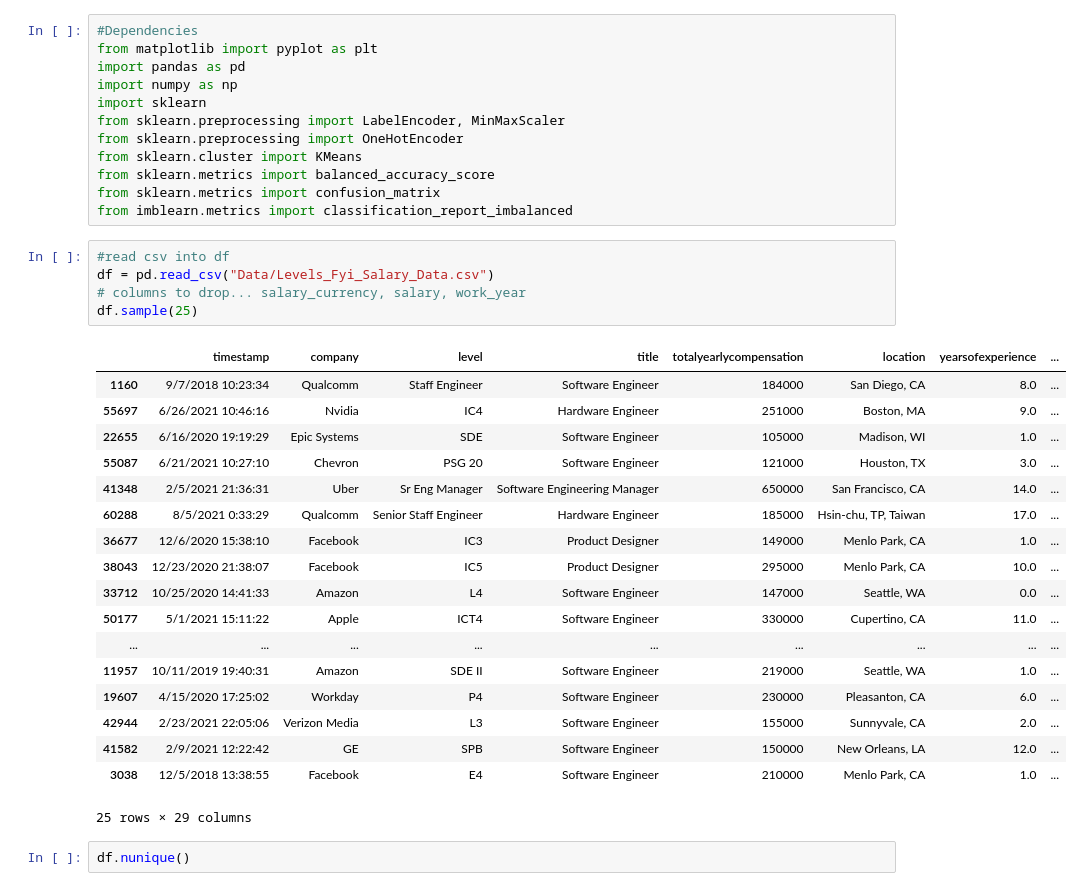
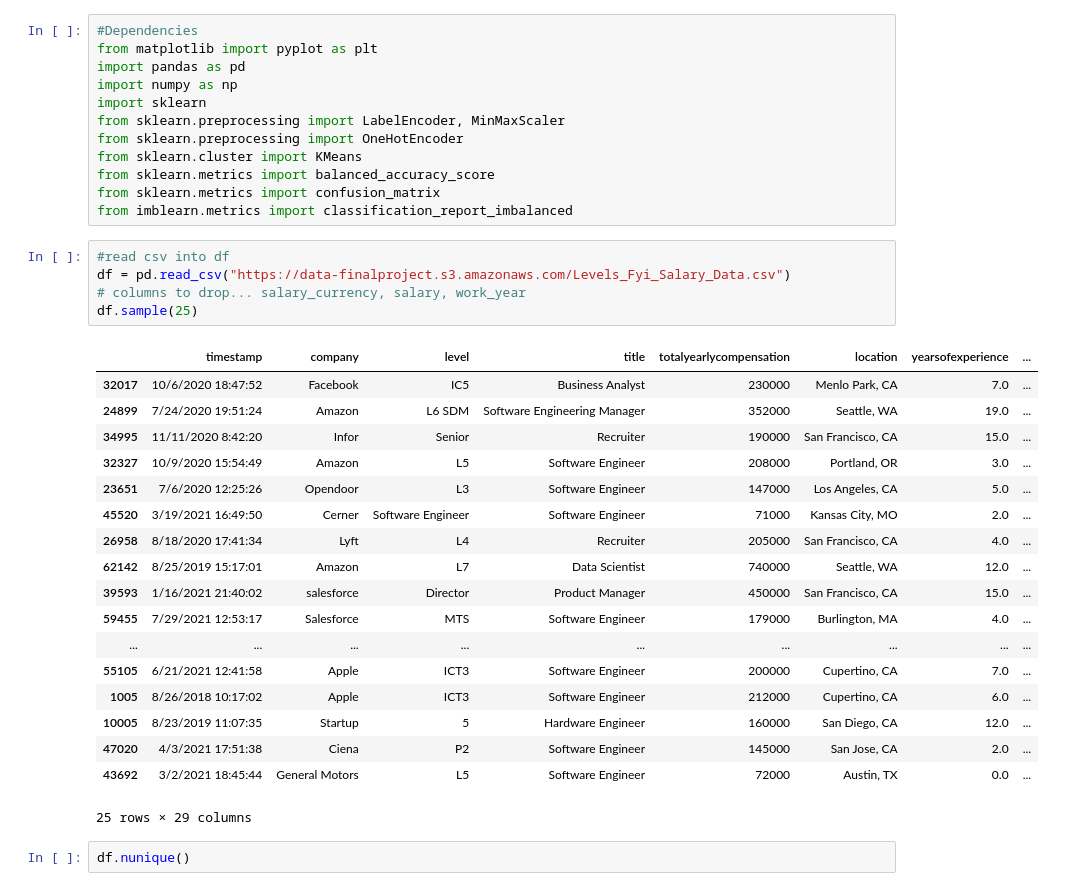
Before and after one commit to Sirius0531/sandbox, a Jupyter notebook: Data_Cleaning_size company.ipynb, the cells around one changed output. Drawn from its saved outputs; the diff is of its cells as text.

```diff
--- a/Data_Cleaning.ipynb
+++ b/Data_Cleaning_size company.ipynb
@@ -12,27 +12,27 @@ from sklearn.metrics import confusion_matrix
 from imblearn.metrics import classification_report_imbalanced
 # %%
 #read csv into df
-df = pd.read_csv("Data/Levels_Fyi_Salary_Data.csv")
+df = pd.read_csv("https://data-finalproject.s3.amazonaws.com/Levels_Fyi_Salary_Data.csv")
 # columns to drop... salary_currency, salary, work_year
 df.sample(25)
 # %% [output]
 |  | timestamp | company | level | title | totalyearlycompensation | location | yearsofexperience | ... |
-| 1160 | 9/7/2018 10:23:34 | Qualcomm | Staff Engineer | Software Engineer | 184000 | San Diego, CA | 8.0 | ... |
-| 55697 | 6/26/2021 10:46:16 | Nvidia | IC4 | Hardware Engineer | 251000 | Boston, MA | 9.0 | ... |
-| 22655 | 6/16/2020 19:19:29 | Epic Systems | SDE | Software Engineer | 105000 | Madison, WI | 1.0 | ... |
-| 55087 | 6/21/2021 10:27:10 | Chevron | PSG 20 | Software Engineer | 121000 | Houston, TX | 3.0 | ... |
-| 41348 | 2/5/2021 21:36:31 | Uber | Sr Eng Manager | Software Engineering Manager | 650000 | San Francisco, CA | 14.0 | ... |
-| 60288 | 8/5/2021 0:33:29 | Qualcomm | Senior Staff Engineer | Hardware Engineer | 185000 | Hsin-chu, TP, Taiwan | 17.0 | ... |
-| 36677 | 12/6/2020 15:38:10 | Facebook | IC3 | Product Designer | 149000 | Menlo Park, CA | 1.0 | ... |
-| 38043 | 12/23/2020 21:38:07 | Facebook | IC5 | Product Designer | 295000 | Menlo Park, CA | 10.0 | ... |
-| 33712 | 10/25/2020 14:41:33 | Amazon | L4 | Software Engineer | 147000 | Seattle, WA | 0.0 | ... |
-| 50177 | 5/1/2021 15:11:22 | Apple | ICT4 | Software Engineer | 330000 | Cupertino, CA | 11.0 | ... |
+| 32017 | 10/6/2020 18:47:52 | Facebook | IC5 | Business Analyst | 230000 | Menlo Park, CA | 7.0 | ... |
+| 24899 | 7/24/2020 19:51:24 | Amazon | L6 SDM | Software Engineering Manager | 352000 | Seattle, WA | 19.0 | ... |
+| 34995 | 11/11/2020 8:42:20 | Infor | Senior | Recruiter | 190000 | San Francisco, CA | 15.0 | ... |
+| 32327 | 10/9/2020 15:54:49 | Amazon | L5 | Software Engineer | 208000 | Portland, OR | 3.0 | ... |
+| 23651 | 7/6/2020 12:25:26 | Opendoor | L3 | Software Engineer | 147000 | Los Angeles, CA | 5.0 | ... |
+| 45520 | 3/19/2021 16:49:50 | Cerner | Software Engineer | Software Engineer | 71000 | Kansas City, MO | 2.0 | ... |
+| 26958 | 8/18/2020 17:41:34 | Lyft | L4 | Recruiter | 205000 | San Francisco, CA | 4.0 | ... |
+| 62142 | 8/25/2019 15:17:01 | Amazon | L7 | Data Scientist | 740000 | Seattle, WA | 12.0 | ... |
+| 39593 | 1/16/2021 21:40:02 | salesforce | Director | Product Manager | 450000 | San Francisco, CA | 15.0 | ... |
+| 59455 | 7/29/2021 12:53:17 | Salesforce | MTS | Software Engineer | 179000 | Burlington, MA | 4.0 | ... |
 | ... | ... | ... | ... | ... | ... | ... | ... | ... |
-| 11957 | 10/11/2019 19:40:31 | Amazon | SDE II | Software Engineer | 219000 | Seattle, WA | 1.0 | ... |
-| 19607 | 4/15/2020 17:25:02 | Workday | P4 | Software Engineer | 230000 | Pleasanton, CA | 6.0 | ... |
-| 42944 | 2/23/2021 22:05:06 | Verizon Media | L3 | Software Engineer | 155000 | Sunnyvale, CA | 2.0 | ... |
-| 41582 | 2/9/2021 12:22:42 | GE | SPB | Software Engineer | 150000 | New Orleans, LA | 12.0 | ... |
-| 3038 | 12/5/2018 13:38:55 | Facebook | E4 | Software Engineer | 210000 | Menlo Park, CA | 1.0 | ... |
+| 55105 | 6/21/2021 12:41:58 | Apple | ICT3 | Software Engineer | 200000 | Cupertino, CA | 7.0 | ... |
+| 1005 | 8/26/2018 10:17:02 | Apple | ICT3 | Software Engineer | 212000 | Cupertino, CA | 6.0 | ... |
+| 10005 | 8/23/2019 11:07:35 | Startup | 5 | Hardware Engineer | 160000 | San Diego, CA | 12.0 | ... |
+| 47020 | 4/3/2021 17:51:38 | Ciena | P2 | Software Engineer | 145000 | San Jose, CA | 2.0 | ... |
+| 43692 | 3/2/2021 18:45:44 | General Motors | L5 | Software Engineer | 72000 | Austin, TX | 0.0 | ... |
 25 rows × 29 columns
 # %%
 df.nunique()
```
Also changed, not shown: 5 other files.
